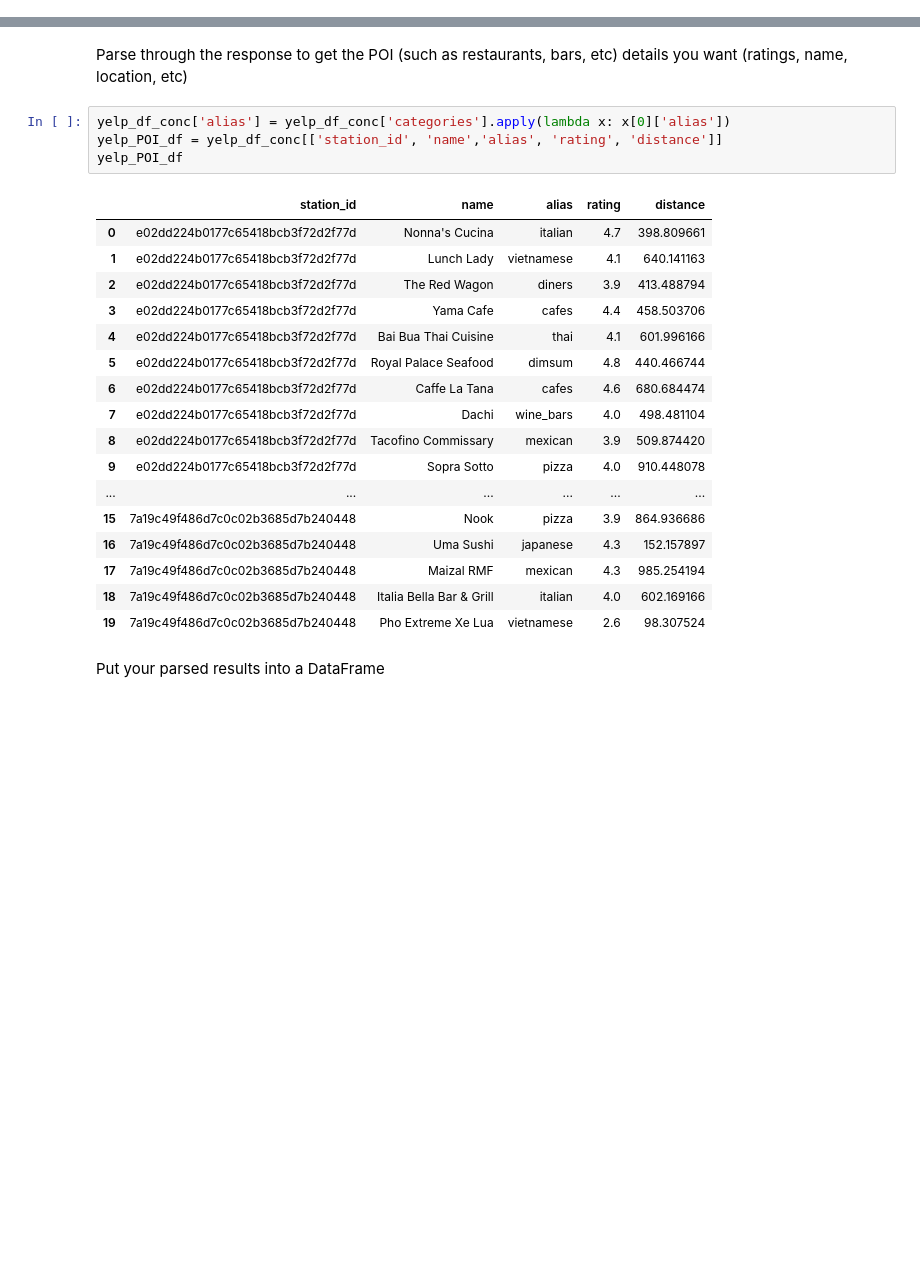
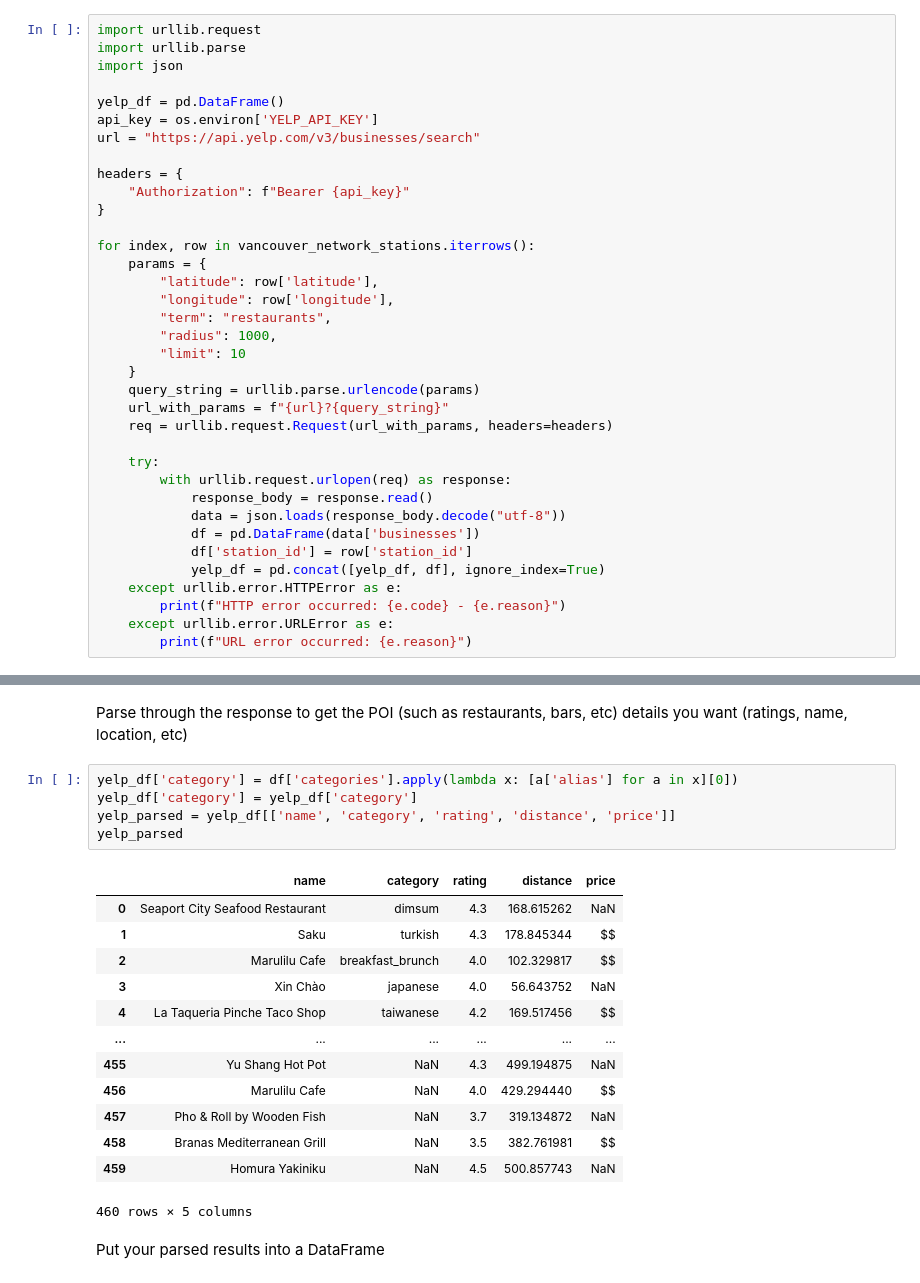
Before and after one commit to kennethpwall1/LHL-Statistical-Modelling-Project, a Jupyter notebook: notebooks/yelp_foursquare_EDA.ipynb, the cells around one changed output, grey strips where cells are left out. Cells and saved outputs as stored; diff of their text form; blank space fills up the shorter version.

```diff
--- a/notebooks/yelp_foursquare_EDA.ipynb
+++ b/notebooks/yelp_foursquare_EDA.ipynb
@@ -234,0 +178,36 @@ yelp_df_conc.head()
+# %%
+import urllib.request
+import urllib.parse
+import json
+
+yelp_df = pd.DataFrame()
+api_key = os.environ['YELP_API_KEY']
+url = "https://api.yelp.com/v3/businesses/search"
+
+headers = {
+    "Authorization": f"Bearer {api_key}"
+}
+
+for index, row in vancouver_network_stations.iterrows():
+    params = {
+        "latitude": row['latitude'],
+        "longitude": row['longitude'],
+        "term": "restaurants",
+        "radius": 1000,
+        "limit": 10
+    }
+    query_string = urllib.parse.urlencode(params)
+    url_with_params = f"{url}?{query_string}"
+    req = urllib.request.Request(url_with_params, headers=headers)
+
+    try:
+        with urllib.request.urlopen(req) as response:
+            response_body = response.read()
+            data = json.loads(response_body.decode("utf-8"))
+            df = pd.DataFrame(data['businesses'])
+            df['station_id'] = row['station_id']
+            yelp_df = pd.concat([yelp_df, df], ignore_index=True)
+    except urllib.error.HTTPError as e:
+        print(f"HTTP error occurred: {e.code} - {e.reason}")
+    except urllib.error.URLError as e:
+        print(f"URL error occurred: {e.reason}")
@@ -235,26 +241,23 @@ yelp_df_conc.head()
 # %% [markdown]
 Parse through the response to get the POI (such as restaurants, bars, etc) details you want (ratings, name, location, etc)
-# %%
-yelp_df_conc['alias'] = yelp_df_conc['categories'].apply(lambda x: x[0]['alias'])
-yelp_POI_df = yelp_df_conc[['station_id', 'name','alias', 'rating', 'distance']]
-yelp_POI_df
-# %% [output]
-|  | station_id | name | alias | rating | distance |
-| 0 | e02dd224b0177c65418bcb3f72d2f77d | Nonna's Cucina | italian | 4.7 | 398.809661 |
-| 1 | e02dd224b0177c65418bcb3f72d2f77d | Lunch Lady | vietnamese | 4.1 | 640.141163 |
-| 2 | e02dd224b0177c65418bcb3f72d2f77d | The Red Wagon | diners | 3.9 | 413.488794 |
-| 3 | e02dd224b0177c65418bcb3f72d2f77d | Yama Cafe | cafes | 4.4 | 458.503706 |
-| 4 | e02dd224b0177c65418bcb3f72d2f77d | Bai Bua Thai Cuisine | thai | 4.1 | 601.996166 |
-| 5 | e02dd224b0177c65418bcb3f72d2f77d | Royal Palace Seafood | dimsum | 4.8 | 440.466744 |
-| 6 | e02dd224b0177c65418bcb3f72d2f77d | Caffe La Tana | cafes | 4.6 | 680.684474 |
-| 7 | e02dd224b0177c65418bcb3f72d2f77d | Dachi | wine_bars | 4.0 | 498.481104 |
-| 8 | e02dd224b0177c65418bcb3f72d2f77d | Tacofino Commissary | mexican | 3.9 | 509.874420 |
-| 9 | e02dd224b0177c65418bcb3f72d2f77d | Sopra Sotto | pizza | 4.0 | 910.448078 |
-| ... | ... | ... | ... | ... | ... |
-| 15 | 7a19c49f486d7c0c02b3685d7b240448 | Nook | pizza | 3.9 | 864.936686 |
-| 16 | 7a19c49f486d7c0c02b3685d7b240448 | Uma Sushi | japanese | 4.3 | 152.157897 |
-| 17 | 7a19c49f486d7c0c02b3685d7b240448 | Maizal RMF | mexican | 4.3 | 985.254194 |
-| 18 | 7a19c49f486d7c0c02b3685d7b240448 | Italia Bella Bar & Grill | italian | 4.0 | 602.169166 |
-| 19 | 7a19c49f486d7c0c02b3685d7b240448 | Pho Extreme Xe Lua | vietnamese | 2.6 | 98.307524 |
+# %%
+yelp_df['category'] = df['categories'].apply(lambda x: [a['alias'] for a in x][0])
+yelp_df['category'] = yelp_df['category']
+yelp_parsed = yelp_df[['name', 'category', 'rating', 'distance', 'price']]
+yelp_parsed
+# %% [output]
+|  | name | category | rating | distance | price |
+| 0 | Seaport City Seafood Restaurant | dimsum | 4.3 | 168.615262 | NaN |
+| 1 | Saku | turkish | 4.3 | 178.845344 | $$ |
+| 2 | Marulilu Cafe | breakfast_brunch | 4.0 | 102.329817 | $$ |
+| 3 | Xin Chào | japanese | 4.0 | 56.643752 | NaN |
+| 4 | La Taqueria Pinche Taco Shop | taiwanese | 4.2 | 169.517456 | $$ |
+| ... | ... | ... | ... | ... | ... |
+| 455 | Yu Shang Hot Pot | NaN | 4.3 | 499.194875 | NaN |
+| 456 | Marulilu Cafe | NaN | 4.0 | 429.294440 | $$ |
+| 457 | Pho & Roll by Wooden Fish | NaN | 3.7 | 319.134872 | NaN |
+| 458 | Branas Mediterranean Grill | NaN | 3.5 | 382.761981 | $$ |
+| 459 | Homura Yakiniku | NaN | 4.5 | 500.857743 | NaN |
+460 rows × 5 columns
 # %% [markdown]
 Put your parsed results into a DataFrame
```
Also changed, not shown: parts of 29 cells of this notebook, 8 other files.
